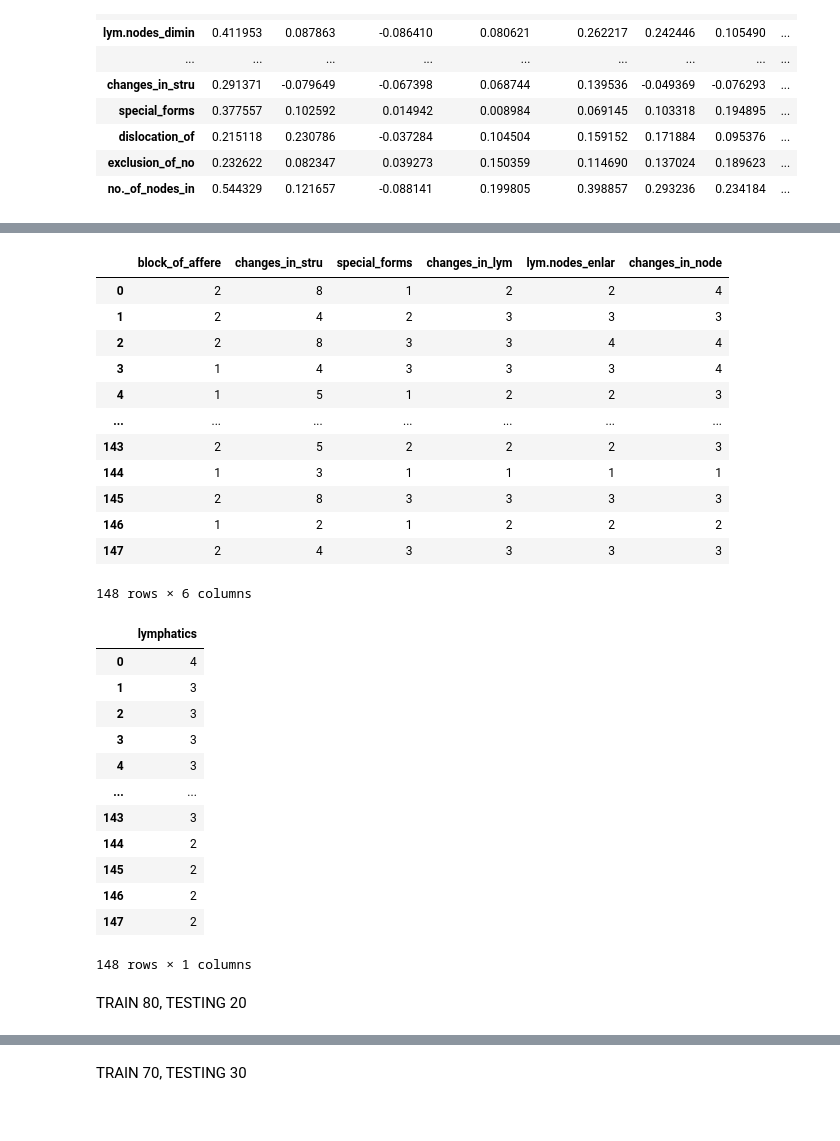
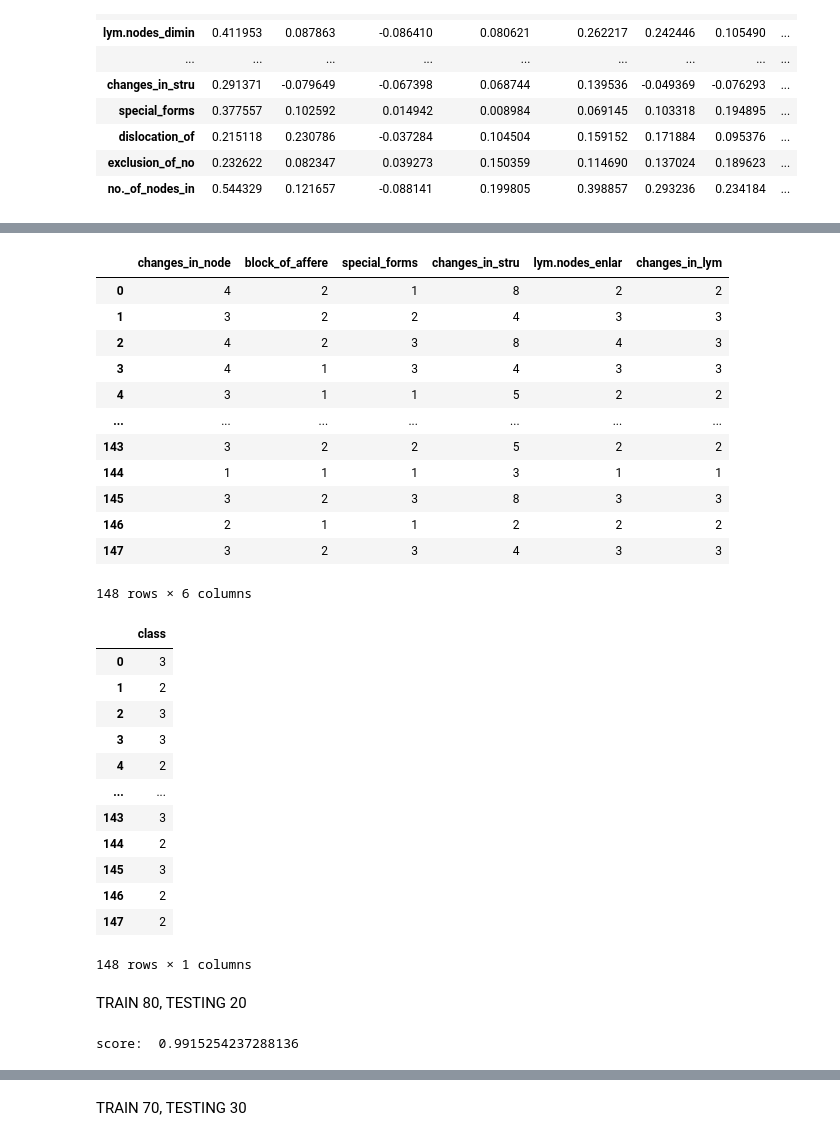
Before and after one commit to patgrace/randomforest, a Jupyter notebook: randomforest.ipynb, the cells around one changed output, grey strips where cells are left out. Cells and saved outputs as stored; diff of their text form; code cells hidden in the pictures.

```diff
--- a/randomforest.ipynb
+++ b/randomforest.ipynb
@@ -128,40 +155,38 @@ df.corr()
 # %%
 # Data Training
-X= [2, 14,15,11, 10, 13]
+X= [13, 2, 15, 14, 10, 11]
 X=df.loc[:, df.columns[X]]
-
 X
 # %% [output]
-|  | block_of_affere | changes_in_stru | special_forms | changes_in_lym | lym.nodes_enlar | changes_in_node |
-| 0 | 2 | 8 | 1 | 2 | 2 | 4 |
-| 1 | 2 | 4 | 2 | 3 | 3 | 3 |
-| 2 | 2 | 8 | 3 | 3 | 4 | 4 |
-| 3 | 1 | 4 | 3 | 3 | 3 | 4 |
-| 4 | 1 | 5 | 1 | 2 | 2 | 3 |
+|  | changes_in_node | block_of_affere | special_forms | changes_in_stru | lym.nodes_enlar | changes_in_lym |
+| 0 | 4 | 2 | 1 | 8 | 2 | 2 |
+| 1 | 3 | 2 | 2 | 4 | 3 | 3 |
+| 2 | 4 | 2 | 3 | 8 | 4 | 3 |
+| 3 | 4 | 1 | 3 | 4 | 3 | 3 |
+| 4 | 3 | 1 | 1 | 5 | 2 | 2 |
 | ... | ... | ... | ... | ... | ... | ... |
-| 143 | 2 | 5 | 2 | 2 | 2 | 3 |
-| 144 | 1 | 3 | 1 | 1 | 1 | 1 |
-| 145 | 2 | 8 | 3 | 3 | 3 | 3 |
-| 146 | 1 | 2 | 1 | 2 | 2 | 2 |
-| 147 | 2 | 4 | 3 | 3 | 3 | 3 |
+| 143 | 3 | 2 | 2 | 5 | 2 | 2 |
+| 144 | 1 | 1 | 1 | 3 | 1 | 1 |
+| 145 | 3 | 2 | 3 | 8 | 3 | 3 |
+| 146 | 2 | 1 | 1 | 2 | 2 | 2 |
+| 147 | 3 | 2 | 3 | 4 | 3 | 3 |
 148 rows × 6 columns
 # %%
 # Data Testing
-y= [1]
+y= [0]
 y=df.loc[:, df.columns[y]]
-
 y
 # %% [output]
-|  | lymphatics |
-| 0 | 4 |
-| 1 | 3 |
+|  | class |
+| 0 | 3 |
+| 1 | 2 |
 | 2 | 3 |
 | 3 | 3 |
-| 4 | 3 |
+| 4 | 2 |
 | ... | ... |
 | 143 | 3 |
 | 144 | 2 |
-| 145 | 2 |
+| 145 | 3 |
 | 146 | 2 |
 | 147 | 2 |
 148 rows × 1 columns
@@ -171,5 +202,12 @@ X_train_20, X_test_20, y_train_20, y_test_20 = train_test_split(X, y, test_size=
 # %% [markdown]
 TRAIN 80, TESTING 20
+# %%
+#Random Forest Model
+dt = RandomForestClassifier()
+dt.fit(X_train_20,y_train_20.values.ravel())
+print("score: ", dt.score(X_train_20,y_train_20))
+# %% [output]
+score:  0.9915254237288136
 # %%
 # Random Forest
 print("Random Forest")
```
Also changed, not shown: parts of 18 cells of this notebook.
